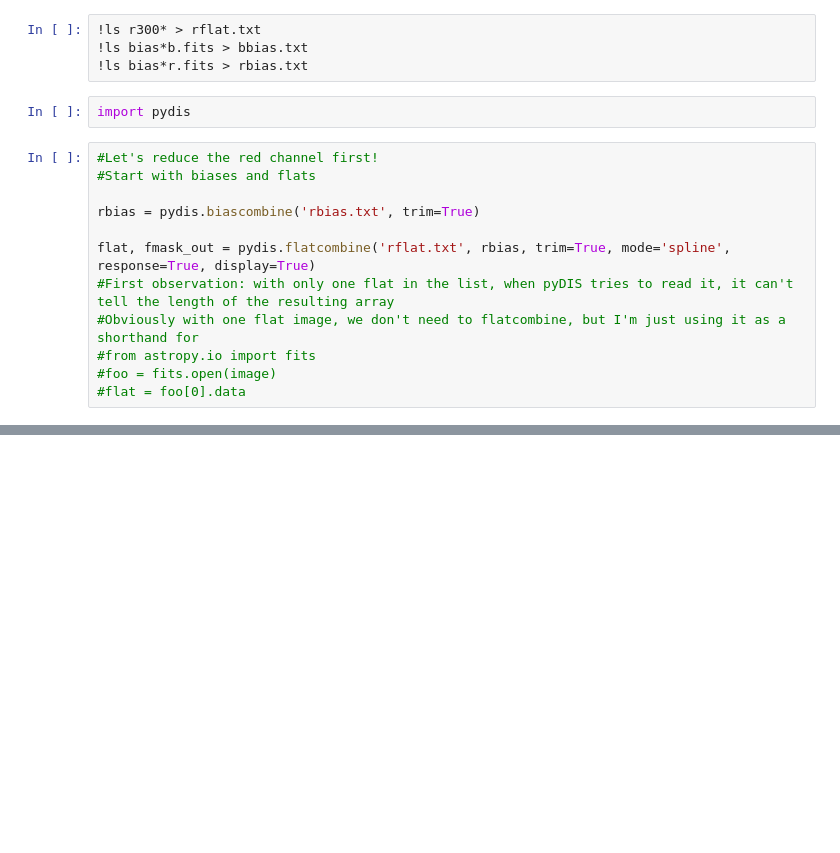
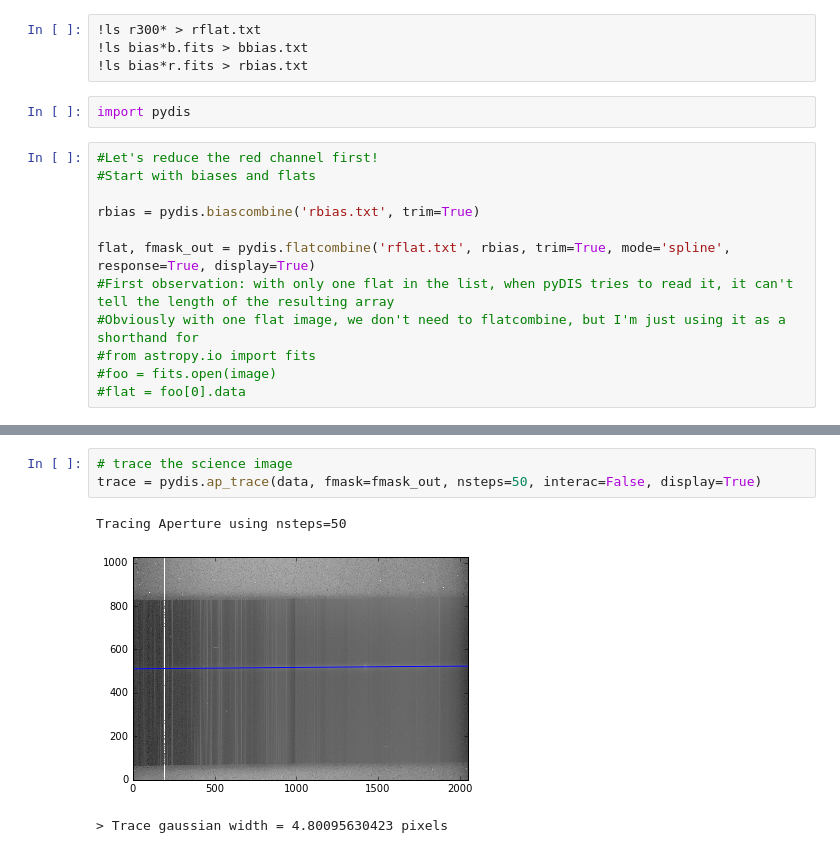
Before and after one commit to tzdwi/SN2009ip_PyDIS, a Jupyter notebook: PyDIS Practice.ipynb, the cells around one changed output, grey strips where cells are left out. Drawn from its saved outputs; the diff is of its cells as text; blank space fills up the shorter version.

```diff
--- a/PyDIS Practice.ipynb
+++ b/PyDIS Practice.ipynb
@@ -30,0 +94,7 @@ flat, fmask_out = pydis.flatcombine('rflat.txt', rbias, trim=True, mode='spline'
+# %%
+# trace the science image
+trace = pydis.ap_trace(data, fmask=fmask_out, nsteps=50, interac=False, display=True)
+# %% [output]
+Tracing Aperture using nsteps=50
+[figure, added]
+> Trace gaussian width = 4.80095630423 pixels
```
Also changed, not shown: parts of 14 cells of this notebook.
